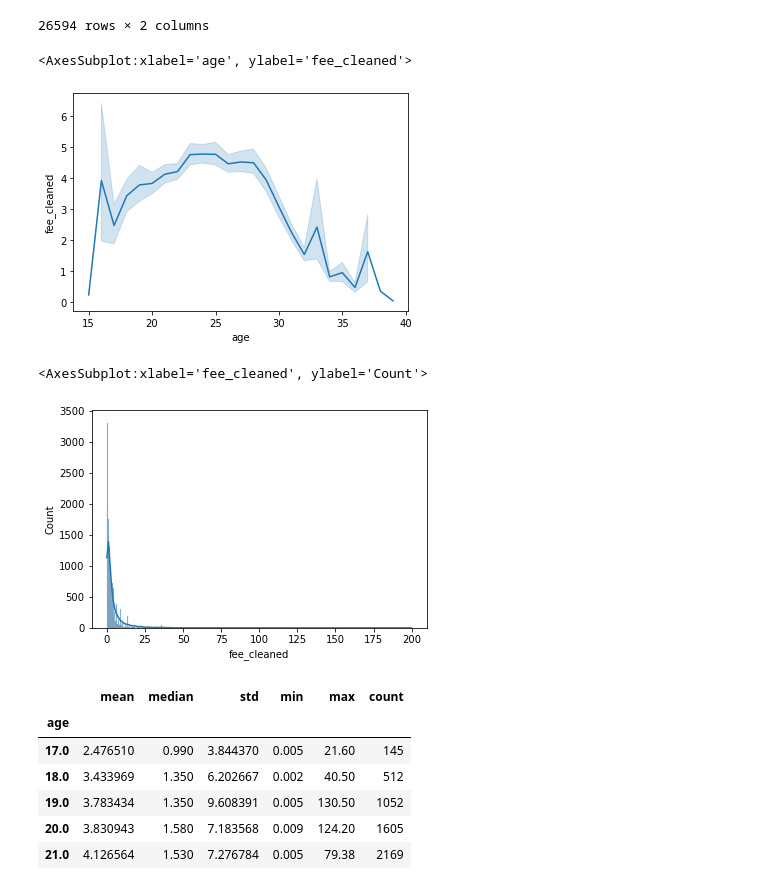
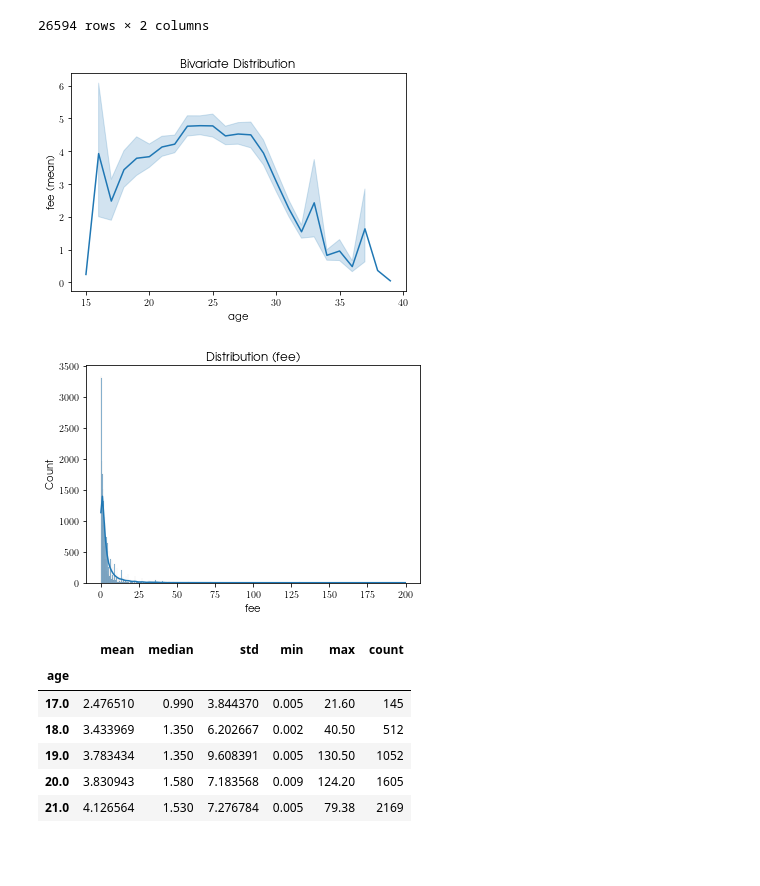
Before and after one commit to willit031794/net-analytics-ftp, a Jupyter notebook: scripts/analysis.ipynb, the cells around one changed output. Cells and saved outputs as stored; diff of their text form; code cells hidden in the pictures; blank space fills up the shorter version.

```diff
--- a/scripts/analysis.ipynb
+++ b/scripts/analysis.ipynb
@@ -71,17 +79,33 @@ fee_age
 26594 rows × 2 columns
 # %%
 # the variance is quite high
-sns.lineplot(data = fee_age, x = 'age', y = 'fee_cleaned', estimator= np.mean, ci = 95)
+fig, ax = plt.subplots(figsize = (6, 4))
+ax = sns.lineplot(data = fee_age, x = 'age', y = 'fee_cleaned', estimator= np.mean, ci = 95)
+ax.set(xlabel='age', ylabel = 'fee (mean)')
+ax.set_title('Bivariate Distribution')
+
+# save plot
+path = os.path.join('output', 'fee_age_bivar.png')
+plt.savefig(path)
+
+plt.show()
 # %% [output]
-<AxesSubplot:xlabel='age', ylabel='fee_cleaned'>
-[figure, old version]
+[figure, new version]
 # %%
 # heavy-tailed distribution --> median would be a more sensible mid-point measure
 # as mean would be influenced by the outliers
-sns.histplot(fee_age['fee_cleaned'], kde = True)
+fig, ax = plt.subplots(figsize = (6, 4))
+ax = sns.histplot(fee_age['fee_cleaned'], kde = True)
+ax.set(xlabel='fee')
+ax.set_title('Distribution (fee)')
+
+# save plot
+path = os.path.join('output', 'fee_hist.png')
+plt.savefig(path)
+
+plt.show()
 # %% [output]
-<AxesSubplot:xlabel='fee_cleaned', ylabel='Count'>
-[figure, old version]
+[figure, new version]
 # %%
 # descriptive statistics
 desc_stat = fee_age.groupby('age')['fee_cleaned']\
```
Also changed, not shown: parts of 51 cells of this notebook, 8 other files.
